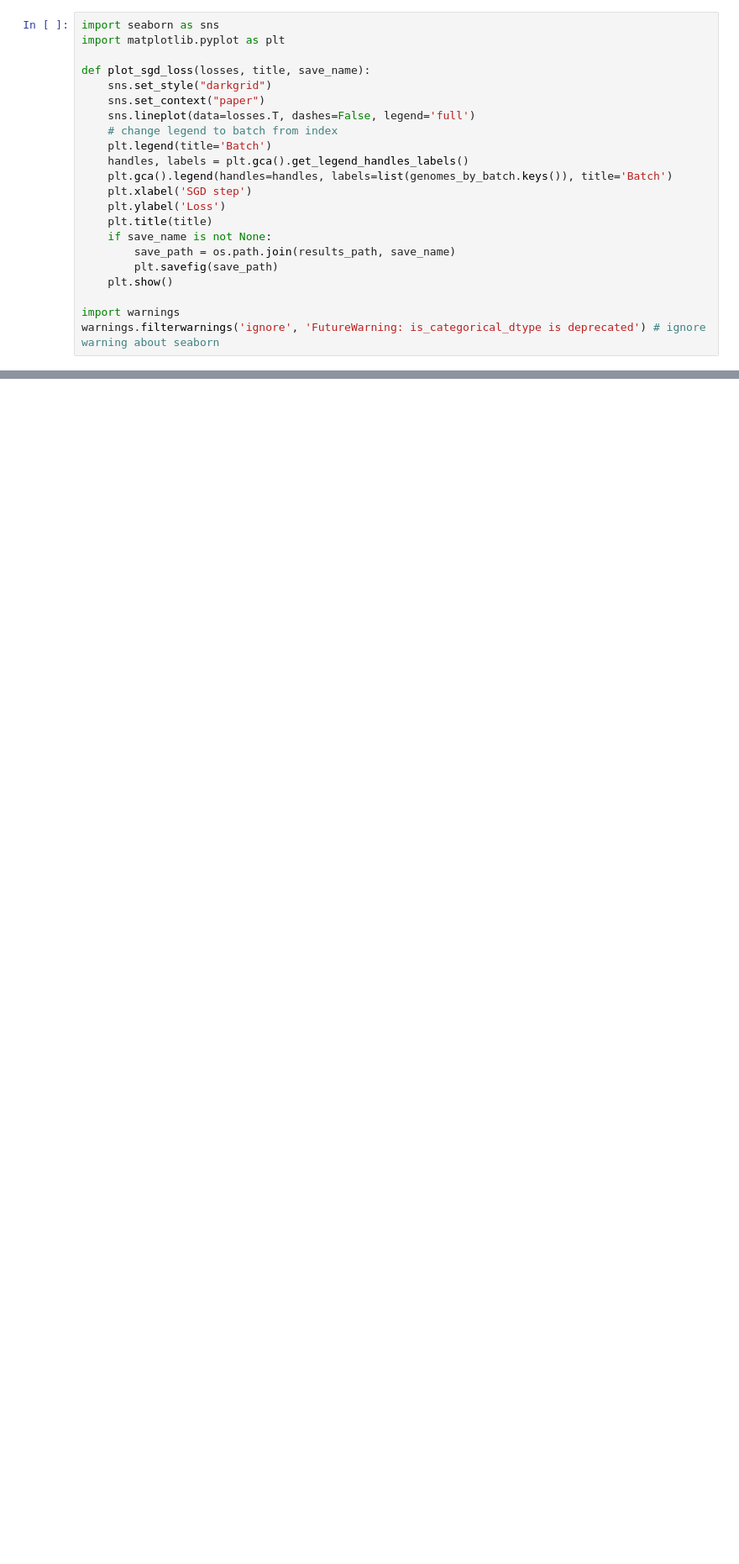
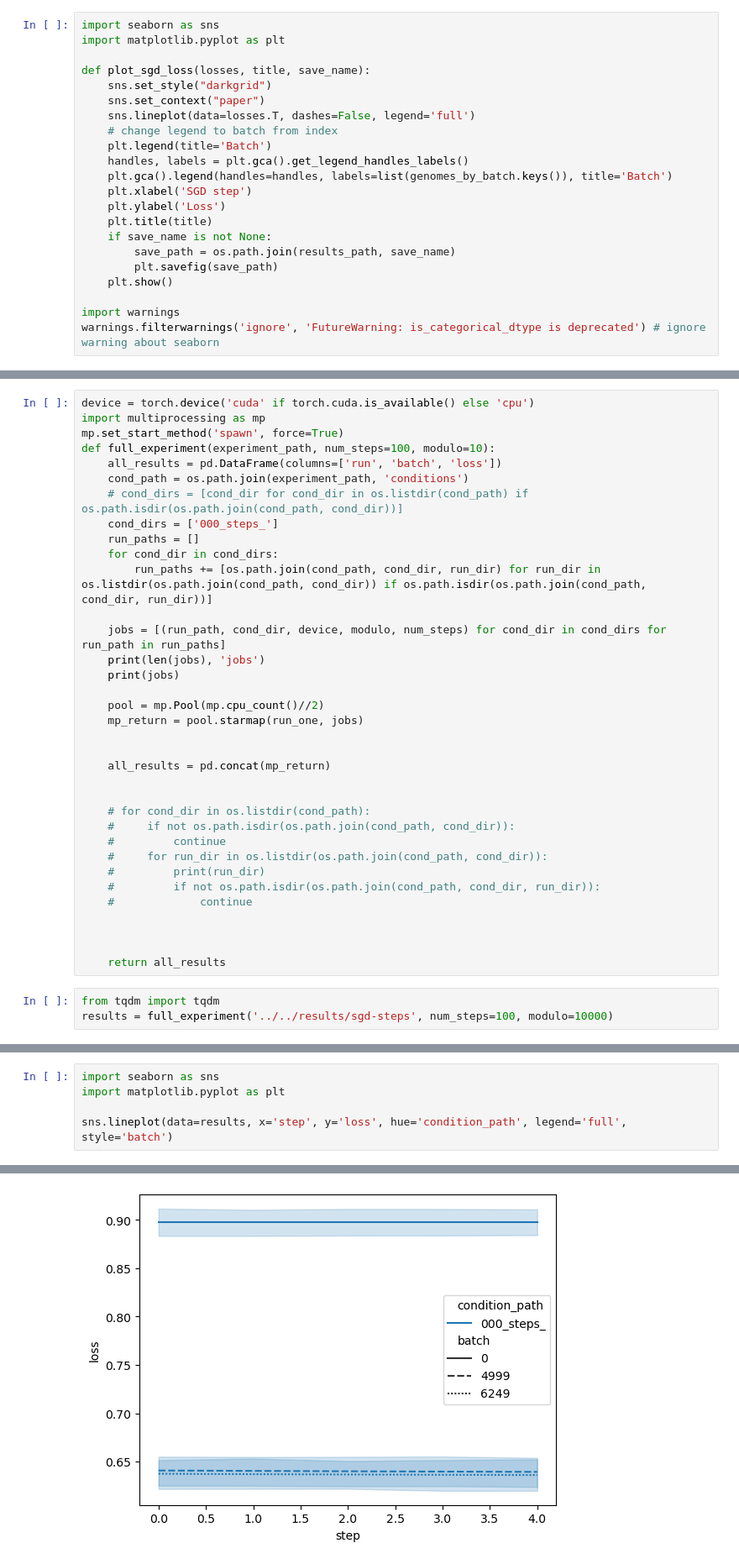
Before and after one commit to uvm-neurobotics-lab/MOVE, a Jupyter notebook: analysis/sgd_curves.ipynb, the cells around one changed output, grey strips where cells are left out. Shown at 84% size. Cells and saved outputs as stored; diff of their text form; blank space fills up the shorter version.

```diff
--- a/analysis/sgd_curves.ipynb
+++ b/analysis/sgd_curves.ipynb
@@ -107,0 +138,38 @@ plot_sgd_loss(all_losses_mutated, 'Inner loop loss (avg. after mutation)' , 'fig
+# %%
+device = torch.device('cuda' if torch.cuda.is_available() else 'cpu')
+import multiprocessing as mp
+mp.set_start_method('spawn', force=True)
+def full_experiment(experiment_path, num_steps=100, modulo=10):
+    all_results = pd.DataFrame(columns=['run', 'batch', 'loss'])
+    cond_path = os.path.join(experiment_path, 'conditions')
+    # cond_dirs = [cond_dir for cond_dir in os.listdir(cond_path) if os.path.isdir(os.path.join(cond_path, cond_dir))]
+    cond_dirs = ['000_steps_']
+    run_paths = []
+    for cond_dir in cond_dirs:
+        run_paths += [os.path.join(cond_path, cond_dir, run_dir) for run_dir in os.listdir(os.path.join(cond_path, cond_dir)) if os.path.isdir(os.path.join(cond_path, cond_dir, run_dir))]
+
+    jobs = [(run_path, cond_dir, device, modulo, num_steps) for cond_dir in cond_dirs for run_path in run_paths]
+    print(len(jobs), 'jobs')
+    print(jobs)
+
+    pool = mp.Pool(mp.cpu_count()//2)
+    mp_return = pool.starmap(run_one, jobs)
+
+
+    all_results = pd.concat(mp_return)
+
+
+    # for cond_dir in os.listdir(cond_path):
+    #     if not os.path.isdir(os.path.join(cond_path, cond_dir)):
+    #         continue
+    #     for run_dir in os.listdir(os.path.join(cond_path, cond_dir)):
+    #         print(run_dir)
+    #         if not os.path.isdir(os.path.join(cond_path, cond_dir, run_dir)):
+    #             continue
+
+
+
+    return all_results
+# %%
+from tqdm import tqdm
+results = full_experiment('../../results/sgd-steps', num_steps=100, modulo=10000)
@@ -107,0 +205,6 @@ plot_sgd_loss(all_losses_mutated, 'Inner loop loss (avg. after mutation)' , 'fig
+# %%
+import seaborn as sns
+import matplotlib.pyplot as plt
+
+sns.lineplot(data=results, x='step', y='loss', hue='condition_path', legend='full', style='batch')
+# %% [output]
@@ -107,0 +212 @@ plot_sgd_loss(all_losses_mutated, 'Inner loop loss (avg. after mutation)' , 'fig
+[figure, added]
```
Also changed, not shown: parts of 18 cells of this notebook, 23 other files.
